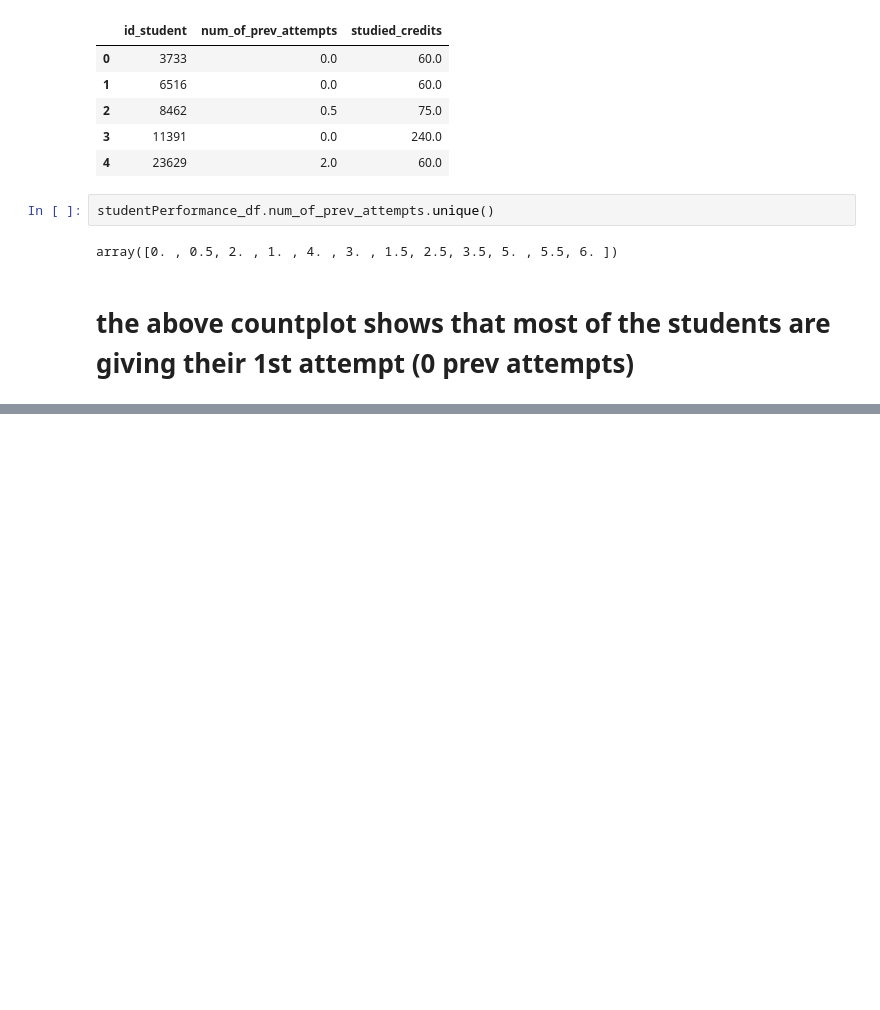
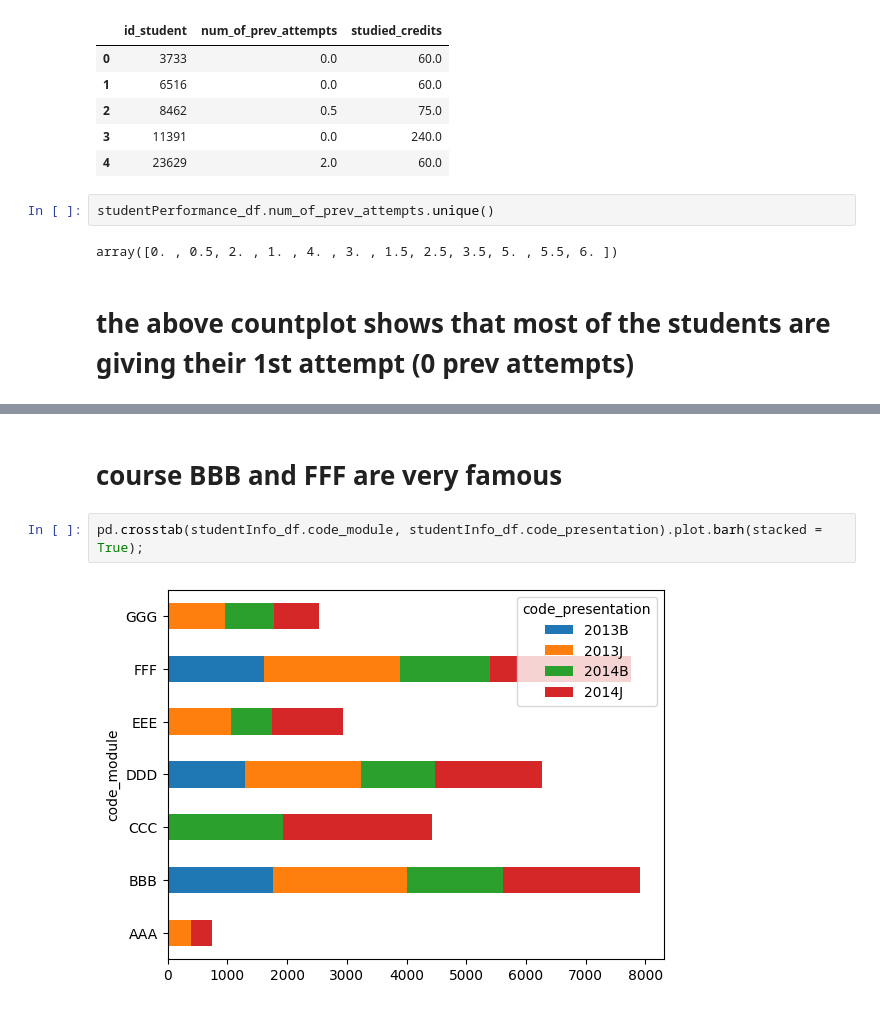
Before and after one commit to sreedharsiddhu/Hardware-and-software-project, a Jupyter notebook: Hardware_and_software_project.ipynb, the cells around one changed output, grey strips where cells are left out. Saved outputs shown, nothing was run; the diff lists cells and outputs as text; blank space fills up the shorter version.

```diff
--- a/Hardware_and_software_project.ipynb
+++ b/Hardware_and_software_project.ipynb
@@ -254,0 +290,6 @@ array([0. , 0.5, 2. , 1. , 4. , 3. , 1.5, 2.5, 3.5, 5. , 5.5, 6. ])
+# %% [markdown]
+# course BBB and FFF are very famous
+# %%
+pd.crosstab(studentInfo_df.code_module, studentInfo_df.code_presentation).plot.barh(stacked = True);
+# %% [output]
+[figure, added]
```
Also changed, not shown: parts of 38 cells of this notebook.
